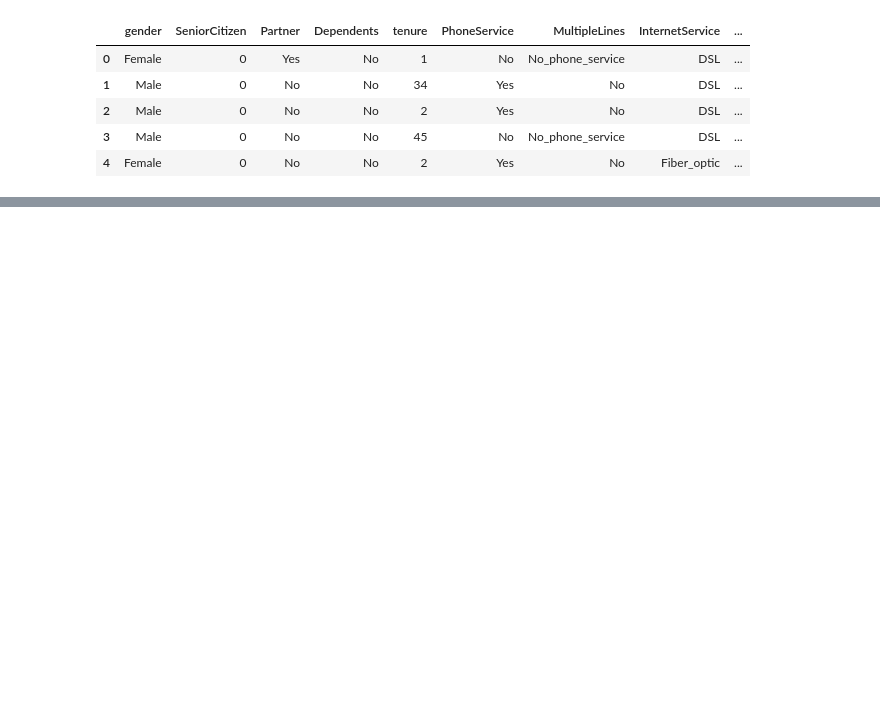
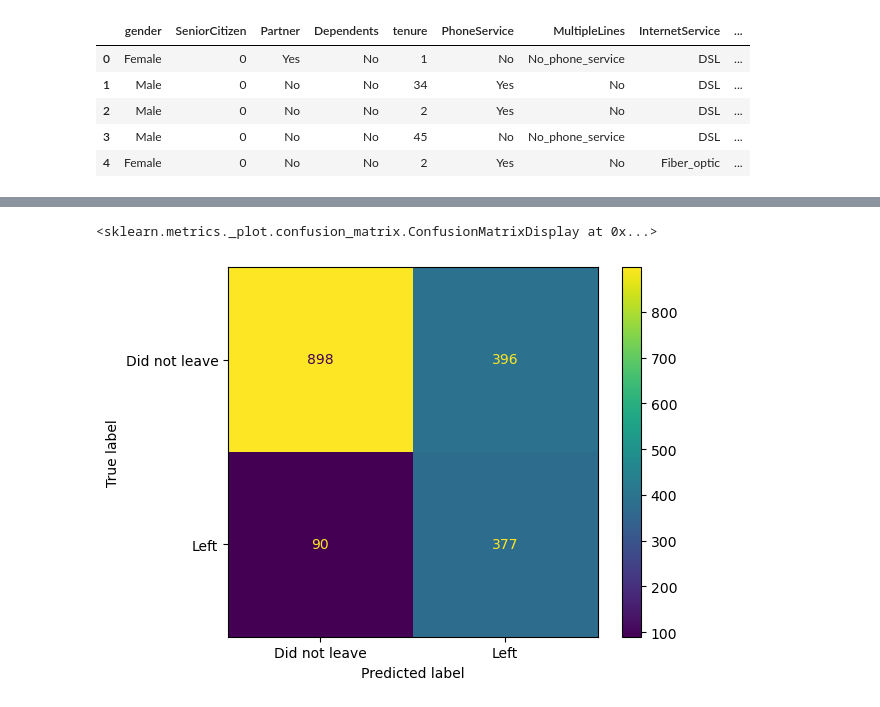
Before and after one commit to benTC74/Telco-Customer-Churn, a Jupyter notebook: Telco Customer Churn.ipynb, the cells around one changed output, grey strips where cells are left out. Drawn from its saved outputs; the diff is of its cells as text; code cells hidden in the pictures; blank space fills up the shorter version.

```diff
--- a/Telco Customer Churn.ipynb
+++ b/Telco Customer Churn.ipynb
@@ -134,0 +274,17 @@ churn_df.head()
+# %%
+#Train with 90% of the random dataset and 50% random set of features to speed up efficiency
+
+xg_model_cv1 = Pipeline(steps=[('preprocessor', preprocessor),
+                               ('xgboost_cv1', xgb.XGBClassifier(objective='binary:logistic',
+                                                                 seed=42,
+                                                                 subsample=0.9,
+                                                                 colsample_bytree=0.5))])
+
+GSCV1 = GridSearchCV(estimator=xg_model_cv1[-1],
+                     param_grid=param_grid,
+                     scoring='roc_auc',
+                     verbose=0,
+                     n_jobs=10,
+                     cv=5)
+# %%
+GSCV1.fit(X_train_transformed, y_train)
@@ -134,0 +337,2 @@ churn_df.head()
+# %%
+GSCV2.fit(X_train_transformed, y_train)
@@ -134,0 +365,16 @@ churn_df.head()
+# %%
+clf_xg_final = xgb.XGBClassifier(objective='binary:logistic',
+                                 gamma=2,
+                                 learning_rate=0.05,
+                                 max_depth=3,
+                                 reg_lambda=10,
+                                 scale_pos_weight=3,
+                                 subsample=0.9,
+                                 colsample_bytree=0.5)
+
+clf_xg_final.fit(X_train_transformed,
+                 y_train,
+                 verbose=True,
+                 early_stopping_rounds=10,
+                 eval_metric='aucpr',
+                 eval_set=[(X_test_transformed, y_test)])
@@ -134,0 +420,12 @@ churn_df.head()
+# %%
+#It does improve our prediction focus on the people who left
+
+prediction_final = clf_xg_final.predict(X_test_transformed)
+
+cm_final = confusion_matrix(y_test, prediction_final)
+
+ConfusionMatrixDisplay(cm_final,
+                       display_labels=['Did not leave', 'Left']).plot()
+# %% [output]
+<sklearn.metrics._plot.confusion_matrix.ConfusionMatrixDisplay at 0x...>
+[figure, added]
```
Also changed, not shown: parts of 25 cells of this notebook.
